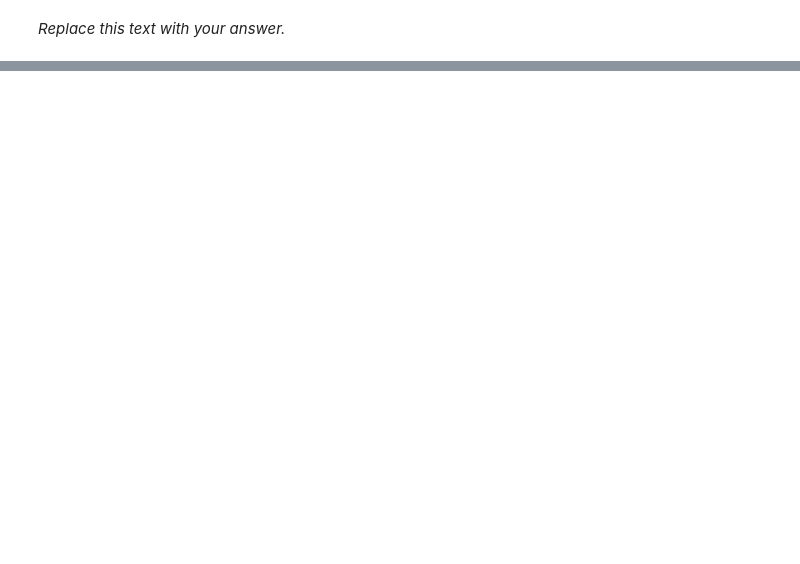
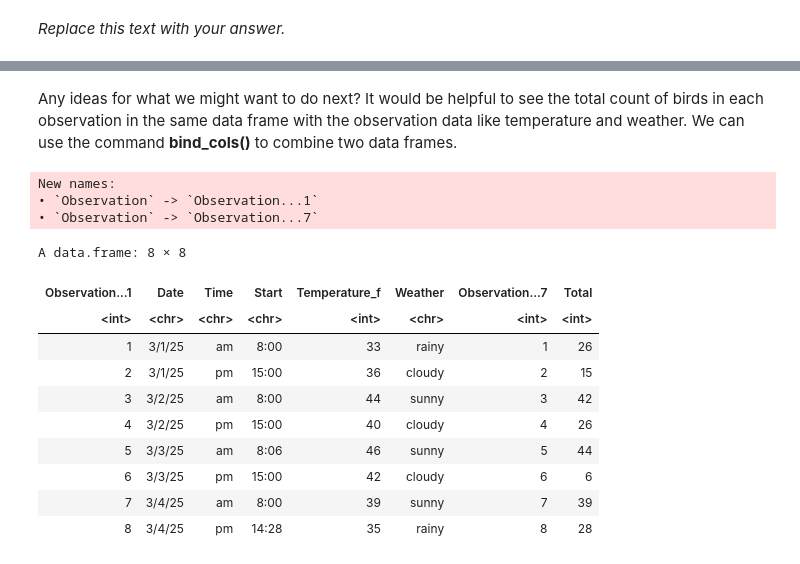
Before and after one commit to KaraNuss/coding-intro, a Jupyter notebook: Getting_Started.ipynb, the cells around one changed output, grey strips where cells are left out. Cells and saved outputs as stored; diff of their text form; code cells hidden in the pictures; blank space fills up the shorter version.

```diff
--- a/Getting_Started.ipynb
+++ b/Getting_Started.ipynb
@@ -142,4 +179,0 @@ Don't want to overload them by using piping yet, but I do like the mutate part.
-# %%
-birds <- mutate(birds, totalBirds = Woodpeckers + BlueJays)
-# adds a column totalling the two groups of birds
-# note that we rename to "save" this new version
@@ -161,0 +201,5 @@ A data.frame: 10 × 5
+# %%
+total_counts <- summarise(
+  group_by(birds, Observation),
+  Total = sum(Count)
+)
@@ -163,0 +312,19 @@ A data.frame: 10 × 5
+# %% [markdown]
+Any ideas for what we might want to do next? It would be helpful to see the total count of birds in each observation in the same data frame with the observation data like temperature and weather. We can use the command **bind_cols()** to combine two data frames.
+# %%
+bind_cols(obs_log, total_counts)
+# %% [output]
+New names:
+• `Observation` -> `Observation...1`
+• `Observation` -> `Observation...7`
+A data.frame: 8 × 8
+| Observation...1 | Date | Time | Start | Temperature_f | Weather | Observation...7 | Total |
+| <int> | <chr> | <chr> | <chr> | <int> | <chr> | <int> | <int> |
+| 1 | 3/1/25 | am | 8:00 | 33 | rainy | 1 | 26 |
+| 2 | 3/1/25 | pm | 15:00 | 36 | cloudy | 2 | 15 |
+| 3 | 3/2/25 | am | 8:00 | 44 | sunny | 3 | 42 |
+| 4 | 3/2/25 | pm | 15:00 | 40 | cloudy | 4 | 26 |
+| 5 | 3/3/25 | am | 8:06 | 46 | sunny | 5 | 44 |
+| 6 | 3/3/25 | pm | 15:00 | 42 | cloudy | 6 | 6 |
+| 7 | 3/4/25 | am | 8:00 | 39 | sunny | 7 | 39 |
+| 8 | 3/4/25 | pm | 14:28 | 35 | rainy | 8 | 28 |
```
Also changed, not shown: parts of 67 cells of this notebook.
